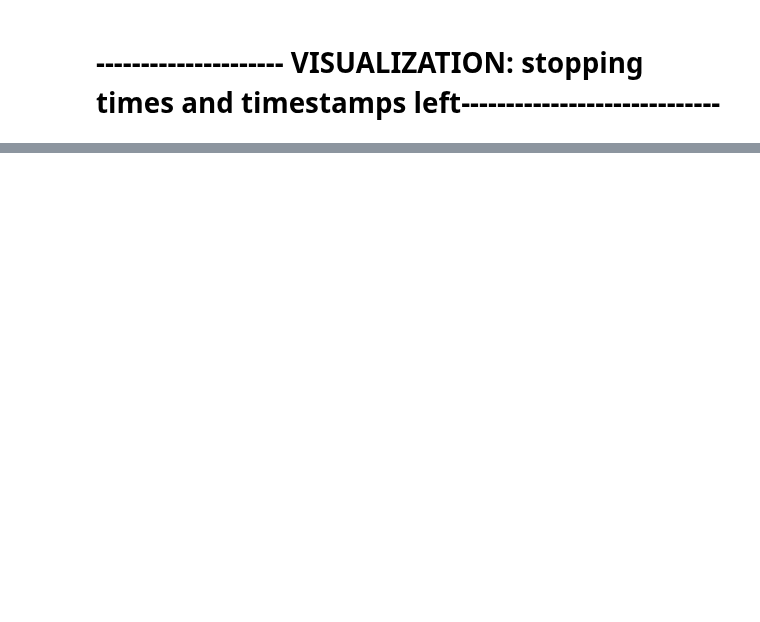
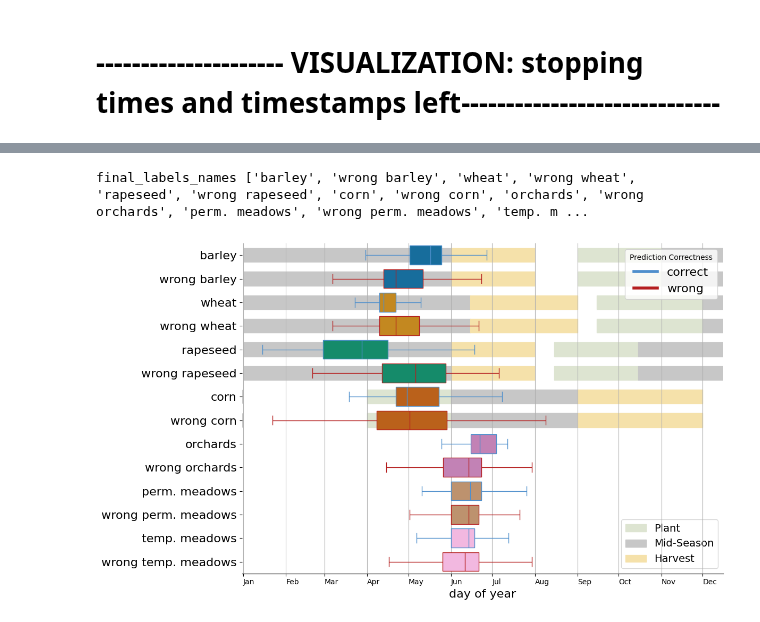
Before and after one commit to Aurenore/elects, a Jupyter notebook: test.ipynb, the cells around one changed output, grey strips where cells are left out. Cells and saved outputs as stored; diff of their text form; code cells hidden in the pictures; blank space fills up the shorter version.

Commit message:
adapted for correctness boxplots

```diff
--- a/test.ipynb
+++ b/test.ipynb
@@ -123,3 +120,10 @@ fig_boxplot, ax_boxplot = boxplot_stopping_times(doys_stop, stats, fig_boxplot,
+# %%
+from utils.plots_test import boxplot_stopping_times_and_correctness
+fig_boxplot_correctness, ax_boxplot_correctness = plt.subplots(figsize=(12, 7))
+fig_boxplot_correctness, _ = boxplot_stopping_times_and_correctness(doys_stop, stats, fig_boxplot_correctness, ax_boxplot_correctness, class_names, show_crop_calendar=True)
+# %% [output]
+final_labels_names ['barley', 'wrong barley', 'wheat', 'wrong wheat', 'rapeseed', 'wrong rapeseed', 'corn', 'wrong corn', 'orchards', 'wrong orchards', 'perm. meadows', 'wrong perm. meadows', 'temp. m ...
+[figure, added]
 # %%
 fig, ax = plt.subplots(1,1, figsize=(4,4))
 fig, ax = plot_confusion_matrix_like_elects(fig, ax, stats)
```
Also changed, not shown: parts of 5 cells of this notebook, 2 other files.
